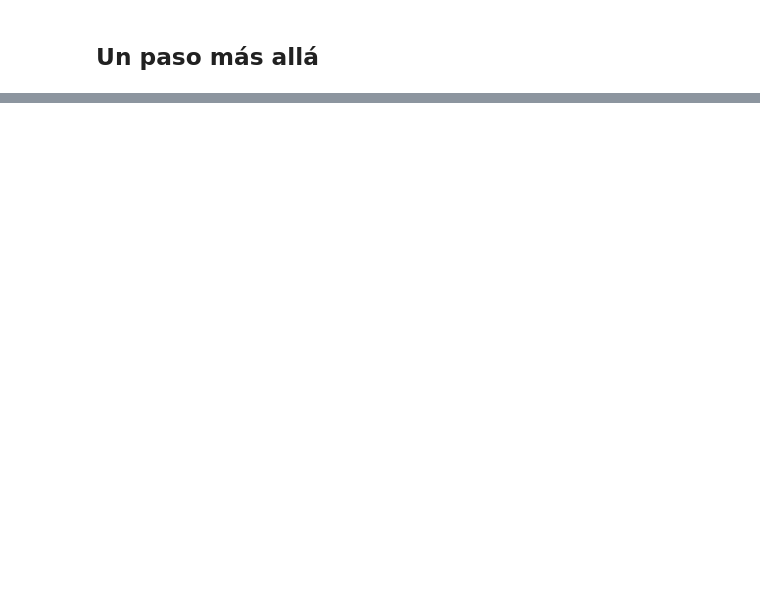
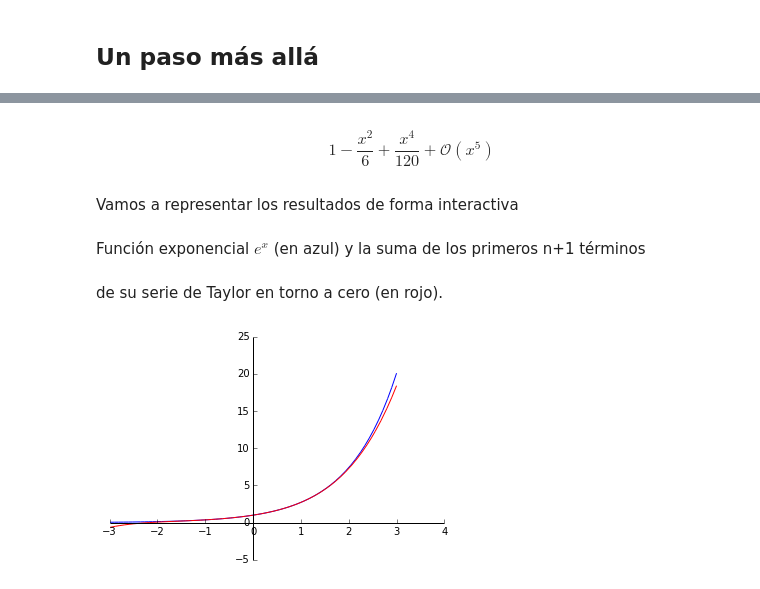
Before and after one commit to franktoffel/origin, a Jupyter notebook: originlab-python.ipynb, the cells around one changed output, grey strips where cells are left out. Saved outputs shown, nothing was run; the diff lists cells and outputs as text; code cells hidden in the pictures; blank space fills up the shorter version.

```diff
--- a/originlab-python.ipynb
+++ b/originlab-python.ipynb
@@ -524,0 +677,12 @@ Como se ha comentado, Python dispone de diversas librerías. Una de las más int
+# %%
+from sympy import Symbol, sin, series, exp
+x = Symbol('x')
+
+ecuacion_ejemplo =  sin(x)/x
+orden = 5
+
+series(ecuacion_ejemplo, x, n=orden)
+# %% [output]
+$$1 - \frac{x^{2}}{6} + \frac{x^{4}}{120} + \mathcal{O}\left(x^{5}\right)$$
+# %% [markdown]
+Vamos a representar los resultados de forma interactiva
@@ -524,0 +694,27 @@ Como se ha comentado, Python dispone de diversas librerías. Una de las más int
+# %%
+def taylor_graf(n):
+
+    e = exp(1)
+    ecuacion = e**x
+
+    #calculamos la expansion elimnando el termino del error
+    ecuacion_aprox = series(ecuacion, x, n=n+1).removeO()
+
+    p1 = plot(ecuacion, (x, -3, 3), show=False, line_color='b', label='ecuacion')
+    p2 = plot(ecuacion_aprox, (x, -3, 3), show=False, line_color='r', label='aprox')
+
+    # Haz la segunda función parte de la primera
+    p1.extend(p2)
+    # Nota: Este código se debe a que representar dos funciones juntas con diferentes colores
+    # aun no está implmentado
+    # http://stackoverflow.com/questions/21429866/change-color-implicit-plot-sympy
+
+    p1.show()
+# %% [markdown]
+Función exponencial $e^x$ (en azul) y la suma de los primeros n+1 términos
+# %% [markdown]
+de su serie de Taylor en torno a cero (en rojo).
+# %%
+interact(taylor_graf, n=(0,10));
+# %% [output]
+[figure, added]
```
Also changed, not shown: parts of 33 cells of this notebook, 30 other files.
